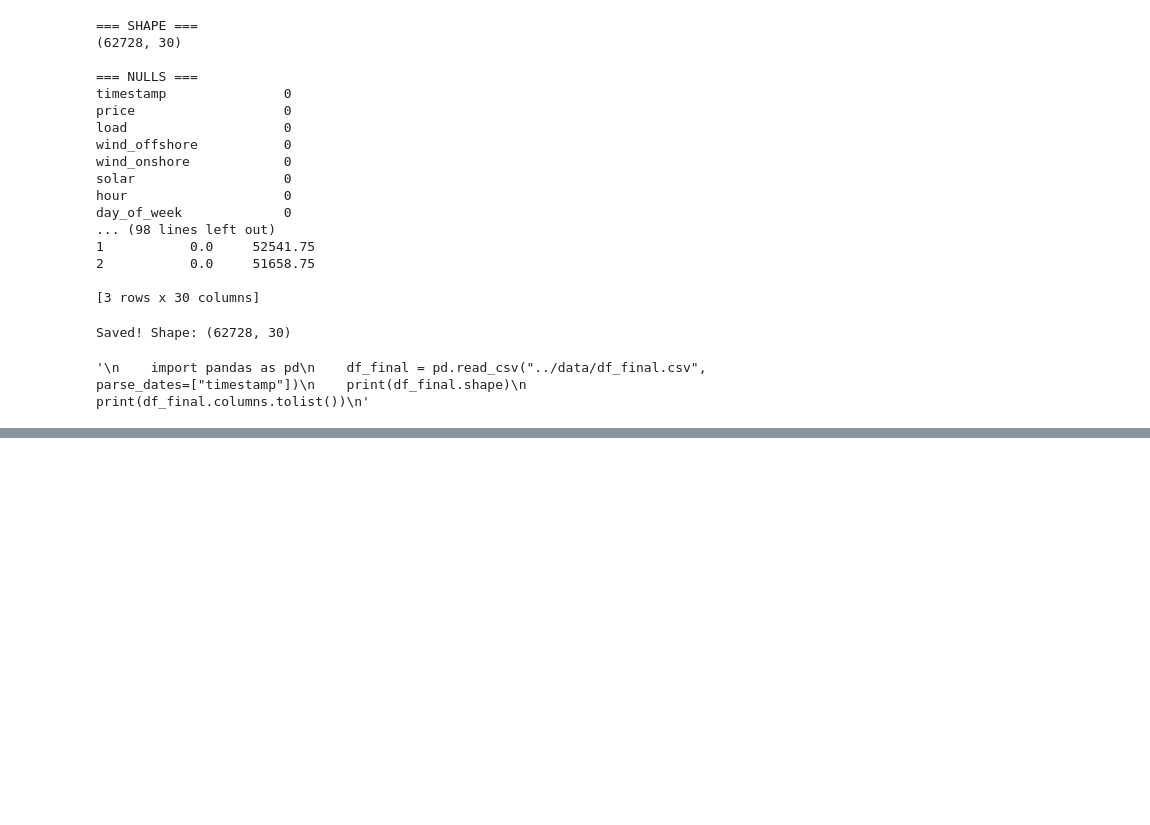
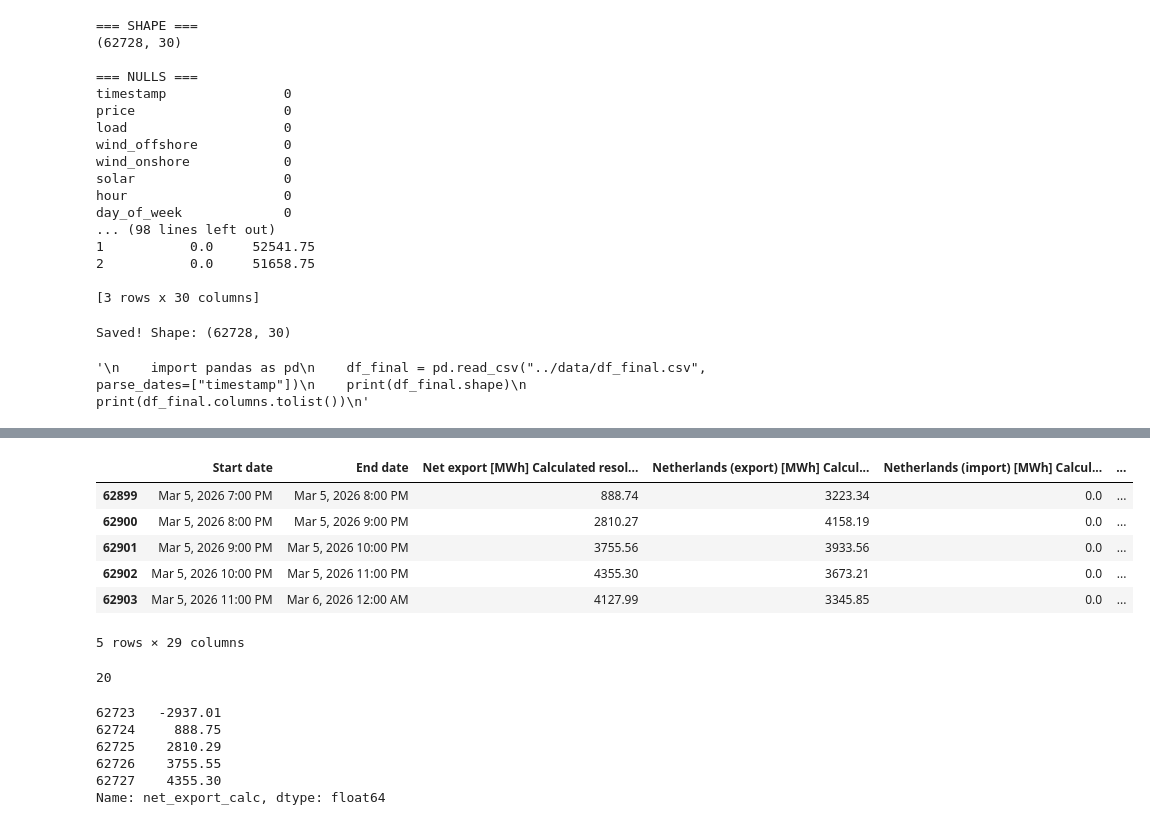
Before and after one commit to Josip007/WattWise, a Jupyter notebook: notebooks/Energy_Price_Data_Preparation.ipynb.ipynb, the cells around one changed output, grey strips where cells are left out. Saved outputs shown, nothing was run; the diff lists cells and outputs as text; code cells hidden in the pictures; blank space fills up the shorter version.

```diff
--- a/notebooks/Energy_Price_Data_Preparation.ipynb.ipynb
+++ b/notebooks/Energy_Price_Data_Preparation.ipynb.ipynb
@@ -1479,0 +1565,7 @@ Saved! Shape: (62728, 30)
+# %%
+export_cols = [
+    c for c in cross.columns
+    if "(export)" in c.lower()
+]
+
+import_cols = [c for c in cross.columns if "import" in c.lower()]
@@ -1479,0 +1584,5 @@ Saved! Shape: (62728, 30)
+# %%
+for col in export_cols + import_cols:
+    cross[col] = clean_numeric(cross[col])
+# %%
+cross["net_export_calc"] = cross[export_cols].sum(axis=1) + cross[import_cols].sum(axis=1)
@@ -1479,0 +1591,8 @@ Saved! Shape: (62728, 30)
+# %%
+cross["Net export [MWh] Calculated resolutions"] = clean_numeric(
+    cross["Net export [MWh] Calculated resolutions"]
+)
+
+cross["diff"] = cross["Net export [MWh] Calculated resolutions"] - cross["net_export_calc"]
+
+cross["diff"].abs().describe()
@@ -1479,0 +1650,24 @@ Saved! Shape: (62728, 30)
+# %%
+cross.tail()
+# %% [output]
+|  | Start date | End date | Net export [MWh] Calculated resol... | Netherlands (export) [MWh] Calcul... | Netherlands (import) [MWh] Calcul... | ... |
+| 62899 | Mar 5, 2026 7:00 PM | Mar 5, 2026 8:00 PM | 888.74 | 3223.34 | 0.0 | ... |
+| 62900 | Mar 5, 2026 8:00 PM | Mar 5, 2026 9:00 PM | 2810.27 | 4158.19 | 0.0 | ... |
+| 62901 | Mar 5, 2026 9:00 PM | Mar 5, 2026 10:00 PM | 3755.56 | 3933.56 | 0.0 | ... |
+| 62902 | Mar 5, 2026 10:00 PM | Mar 5, 2026 11:00 PM | 4355.30 | 3673.21 | 0.0 | ... |
+| 62903 | Mar 5, 2026 11:00 PM | Mar 6, 2026 12:00 AM | 4127.99 | 3345.85 | 0.0 | ... |
+5 rows × 29 columns
+# %%
+# we have only 20 rows of a little diference beetween calculated and real net_export. Since we have more than 60_000 rows, that is accetable
+(cross["diff"].abs() > 1).sum()
+# %% [output]
+20
+# %%
+df_final['net_export_calc'].tail()
+# %% [output]
+62723   -2937.01
+62724     888.75
+62725    2810.29
+62726    3755.55
+62727    4355.30
+Name: net_export_calc, dtype: float64
```
Also changed, not shown: parts of 22 cells of this notebook, 8 other files.
